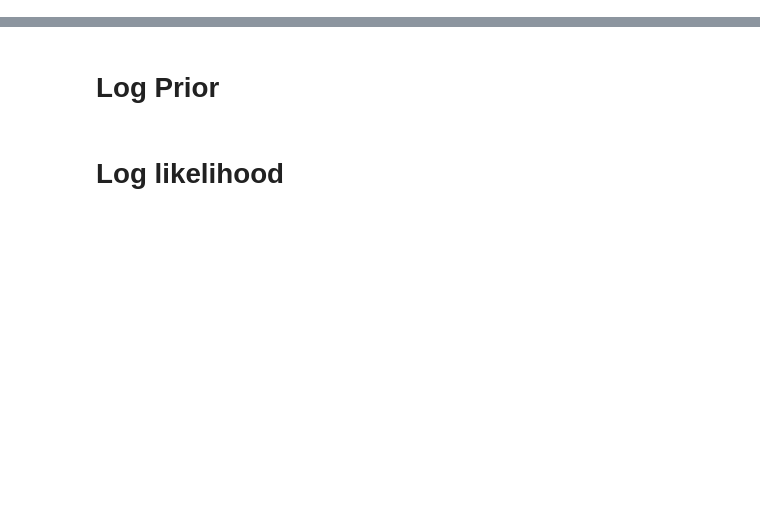
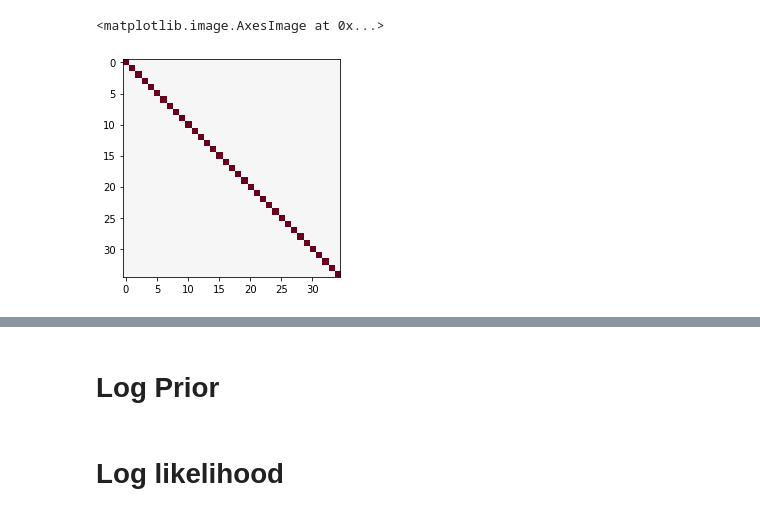
Before and after one commit to gaiaverse/Gaia-EDR3-selection-function, a Jupyter notebook: Python/PoissonBinomialGradient.ipynb, the cells around one changed output, grey strips where cells are left out. Saved outputs shown, nothing was run; the diff lists cells and outputs as text; code cells hidden in the pictures; blank space fills up the shorter version.

```diff
--- a/Python/PoissonBinomialGradient.ipynb
+++ b/Python/PoissonBinomialGradient.ipynb
@@ -27,0 +12,16 @@ array([[1.05643266, 2.69978103, 6.08422988, ..., 0.93736925, 0.95129011,
+# %%
+bins = np.array([0.0, 5.0, 16.0, 17.0, 18.0, 18.2, 18.4, 18.6, 18.8, 19.0, 19.1, 19.2, 19.3, 19.4, 19.5, 19.6, 19.7, 19.8, 19.9, 20.0, 20.1, 20.2, 20.3, 20.4, 20.5, 20.6, 20.7, 20.8, 20.9, 21.0, 21.1, 21.2, 21.3, 21.4, 21.5, 25.0])
+g = 0.5*(bins[1:]+bins[:-1])
+Ng = 35
+G_squared = np.square(g[:Ng,np.newaxis]-g[np.newaxis,:Ng])
+
+
+L = np.exp(-G_squared/2.0/0.1**2)
+invL = np.linalg.pinv(L)
+
+K = np.exp(-G_squared/2.0/1.0**2)
+Kt = np.copy(K)
+Kt[Kt<1e-1] = 0.0
+invKt = np.linalg.pinv(Kt)
+
+mu = (np.arange(Ng)-Ng/2)*0.1
@@ -27,0 +106,7 @@ array([[1.05643266, 2.69978103, 6.08422988, ..., 0.93736925, 0.95129011,
+# %%
+%matplotlib inline
+from matplotlib.colors import LogNorm
+plt.imshow(np.dot(invKt,Kt),cmap=plt.cm.RdBu_r,vmin=-1.0,vmax=1.0)
+# %% [output]
+<matplotlib.image.AxesImage at 0x...>
+[figure, added]
```
Also changed, not shown: parts of 64 cells of this notebook, 2 other files.
